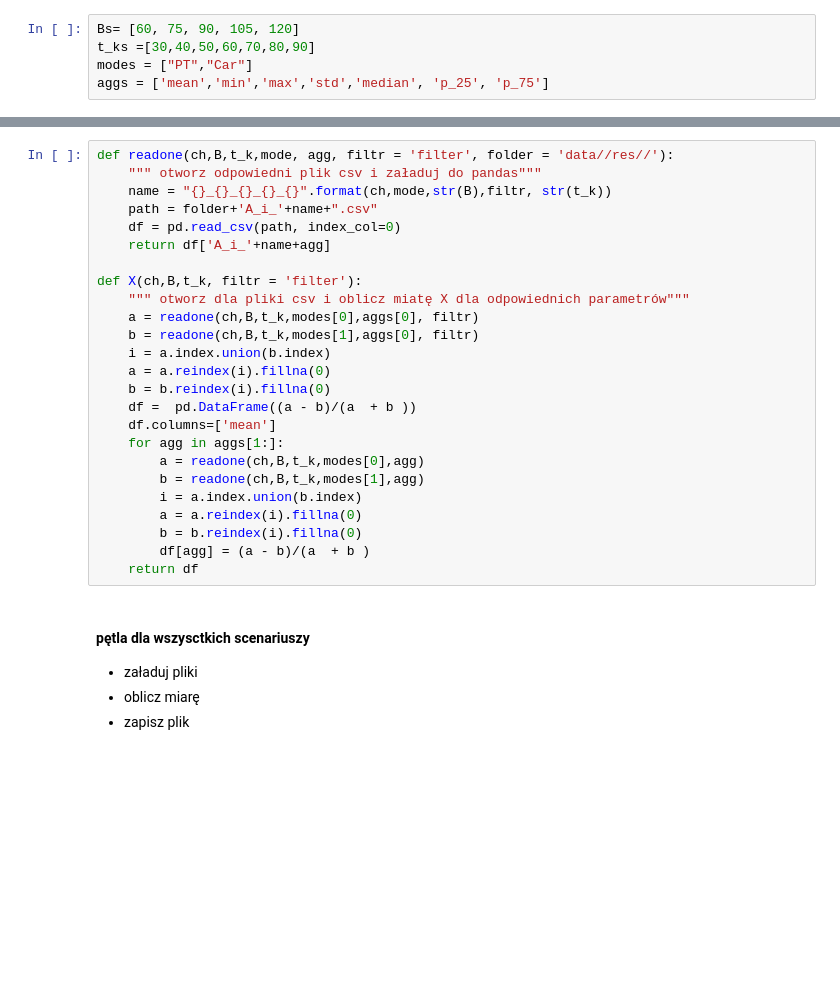
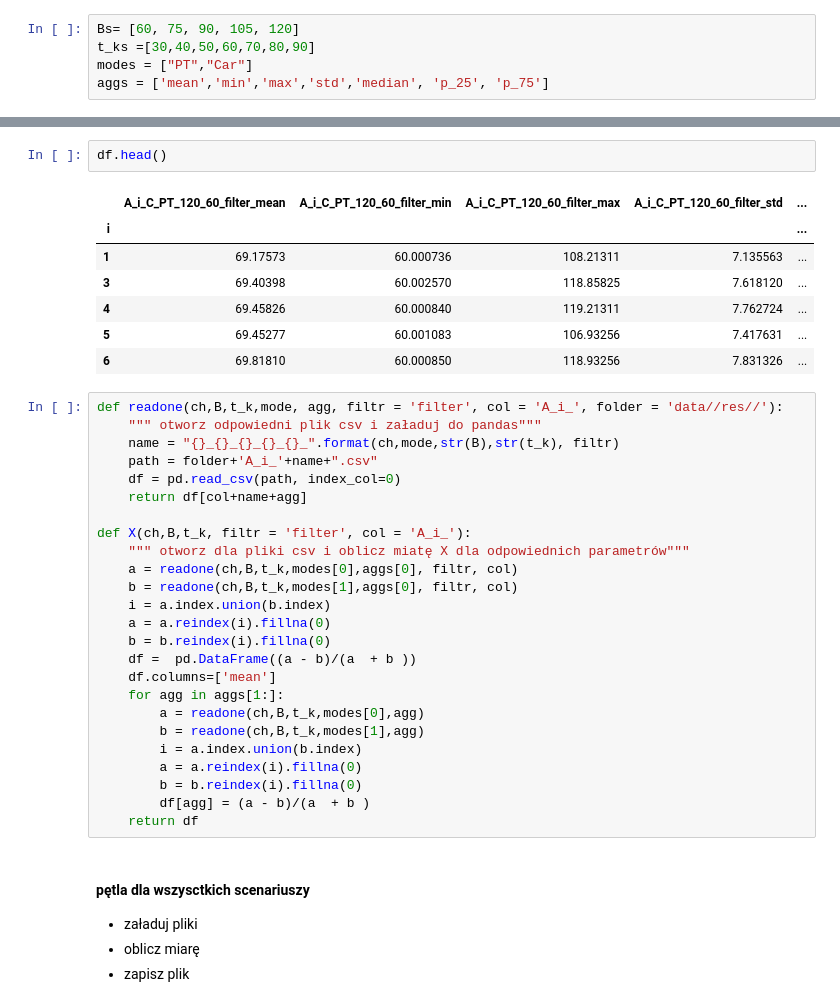
Before and after one commit to RafalKucharskiPK/MoblinoscPolonez, a Jupyter notebook: miary.ipynb, the cells around one changed output, grey strips where cells are left out. Cells and saved outputs as stored; diff of their text form; blank space fills up the shorter version.

```diff
--- a/miary.ipynb
+++ b/miary.ipynb
@@ -17,15 +25,25 @@ aggs = ['mean','min','max','std','median', 'p_25', 'p_75']
+# %%
+df.head()
+# %% [output]
+|  | A_i_C_PT_120_60_filter_mean | A_i_C_PT_120_60_filter_min | A_i_C_PT_120_60_filter_max | A_i_C_PT_120_60_filter_std | ... |
+| i |  |  |  |  | ... |
+| 1 | 69.17573 | 60.000736 | 108.21311 | 7.135563 | ... |
+| 3 | 69.40398 | 60.002570 | 118.85825 | 7.618120 | ... |
+| 4 | 69.45826 | 60.000840 | 119.21311 | 7.762724 | ... |
+| 5 | 69.45277 | 60.001083 | 106.93256 | 7.417631 | ... |
+| 6 | 69.81810 | 60.000850 | 118.93256 | 7.831326 | ... |
 # %%
-def readone(ch,B,t_k,mode, agg, filtr = 'filter', folder = 'data//res//'):
+def readone(ch,B,t_k,mode, agg, filtr = 'filter', col = 'A_i_', folder = 'data//res//'):
     """ otworz odpowiedni plik csv i załaduj do pandas"""
-    name = "{}_{}_{}_{}_{}".format(ch,mode,str(B),filtr, str(t_k))
+    name = "{}_{}_{}_{}_{}_".format(ch,mode,str(B),str(t_k), filtr)
     path = folder+'A_i_'+name+".csv"
     df = pd.read_csv(path, index_col=0)
-    return df['A_i_'+name+agg]
+    return df[col+name+agg]
 
-def X(ch,B,t_k, filtr = 'filter'):
+def X(ch,B,t_k, filtr = 'filter', col = 'A_i_'):
     """ otworz dla pliki csv i oblicz miatę X dla odpowiednich parametrów"""
-    a = readone(ch,B,t_k,modes[0],aggs[0], filtr)
-    b = readone(ch,B,t_k,modes[1],aggs[0], filtr)
+    a = readone(ch,B,t_k,modes[0],aggs[0], filtr, col)
+    b = readone(ch,B,t_k,modes[1],aggs[0], filtr, col)
     i = a.index.union(b.index)
     a = a.reindex(i).fillna(0)
     b = b.reindex(i).fillna(0)
```
Also changed, not shown: parts of 4 cells of this notebook, 4 other files.
